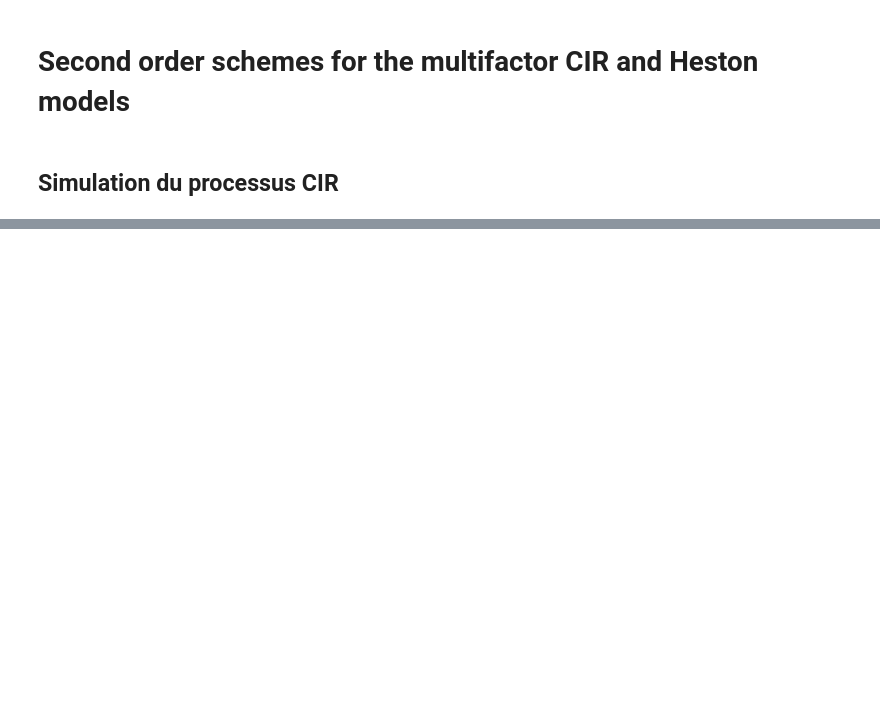
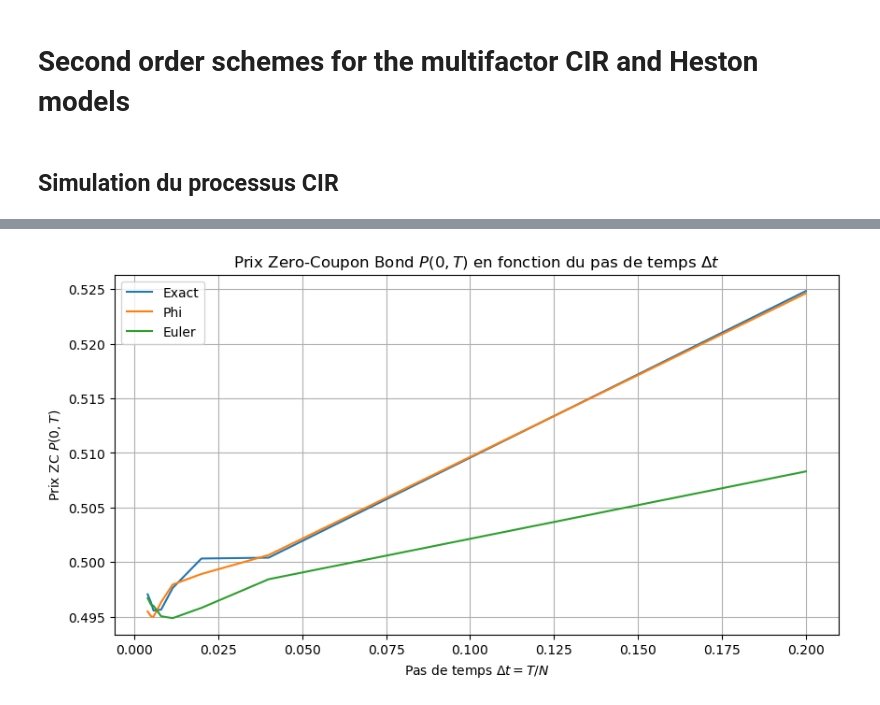
Before and after one commit to maxence2508/stage-cermics, a Jupyter notebook: second-order-schemes-for-multifactor-cir-and-heston-models.ipynb, the cells around one changed output, grey strips where cells are left out. Cells and saved outputs as stored; diff of their text form; code cells hidden in the pictures; blank space fills up the shorter version.

```diff
--- a/second-order-schemes-for-multifactor-cir-and-heston-models.ipynb
+++ b/second-order-schemes-for-multifactor-cir-and-heston-models.ipynb
@@ -210,0 +332,86 @@ plt.show()
+# %%
+import numpy as np
+import matplotlib.pyplot as plt
+import time
+
+def prix_ZC_0T(paths, dt):
+    # Retourne uniquement le prix P(0,T) : prix_tT[0]
+    prix_tT = prix_ZC_tT(paths, dt)
+    return prix_tT[0]
+
+# Paramètres constants
+a, k, sigma, rho, gamma = 0.5, 0.7, 0.3, 0, [1]
+cir = CIRProcess(a, k, sigma, rho, gamma)
+
+x0 = 0.05
+T = 2.0
+n = 1000  # nombre trajectoires fixe pour comparaison stable
+
+N_values = [10, 50, 100, 175, 250, 350, 400, 500]
+
+prix_exact_list = []
+prix_phi_list = []
+prix_euler_list = []
+
+time_exact_list = []
+time_phi_list = []
+time_euler_list = []
+
+dt_values = []
+
+for N in N_values:
+    dt = T / N
+    dt_values.append(dt)
+
+    # Exact
+    start = time.time()
+    paths_exact = cir.simulate_path_exact(x0, T, N, n, seed=42)
+    prix_exact = prix_ZC_0T(paths_exact, dt)
+    time_exact = time.time() - start
+
+    prix_exact_list.append(prix_exact)
+    time_exact_list.append(time_exact)
+
+    # Phi
+    start = time.time()
+    paths_phi = cir.simulate_path(x0, T, N, n, seed=42)
+    prix_phi = prix_ZC_0T(paths_phi, dt)
+    time_phi = time.time() - start
+
+    prix_phi_list.append(prix_phi)
+    time_phi_list.append(time_phi)
+
+    # Euler
+    start = time.time()
+    paths_euler = cir.simulate_path_euler(x0, T, N, n, seed=42)
+    prix_euler = prix_ZC_0T(paths_euler, dt)
+    time_euler = time.time() - start
+
+    prix_euler_list.append(prix_euler)
+    time_euler_list.append(time_euler)
+
+# Affichage des prix P(0,T) en fonction de dt = T/N
+plt.figure(figsize=(10,5))
+plt.plot(dt_values, prix_exact_list, label='Exact')
+plt.plot(dt_values, prix_phi_list, label='Phi')
+plt.plot(dt_values, prix_euler_list, label='Euler')
+plt.xlabel('Pas de temps $\\Delta t = T/N$')
+plt.ylabel('Prix ZC $P(0,T)$')
+plt.title('Prix Zero-Coupon Bond $P(0,T)$ en fonction du pas de temps $\\Delta t$')
+plt.legend()
+plt.grid()
+plt.show()
+
+# Affichage des temps de calcul en fonction de dt = T/N
+plt.figure(figsize=(10,5))
+plt.plot(dt_values, time_exact_list, label='Exact')
+plt.plot(dt_values, time_phi_list, label='Phi')
+plt.plot(dt_values, time_euler_list, label='Euler')
+plt.xlabel('Pas de temps $\\Delta t = T/N$')
+plt.ylabel('Temps de calcul (s)')
+plt.title('Temps de calcul en fonction du pas de temps $\\Delta t$')
+plt.legend()
+plt.grid()
+plt.show()
+# %% [output]
+[figure, added]
```
Also changed, not shown: parts of 9 cells of this notebook.
